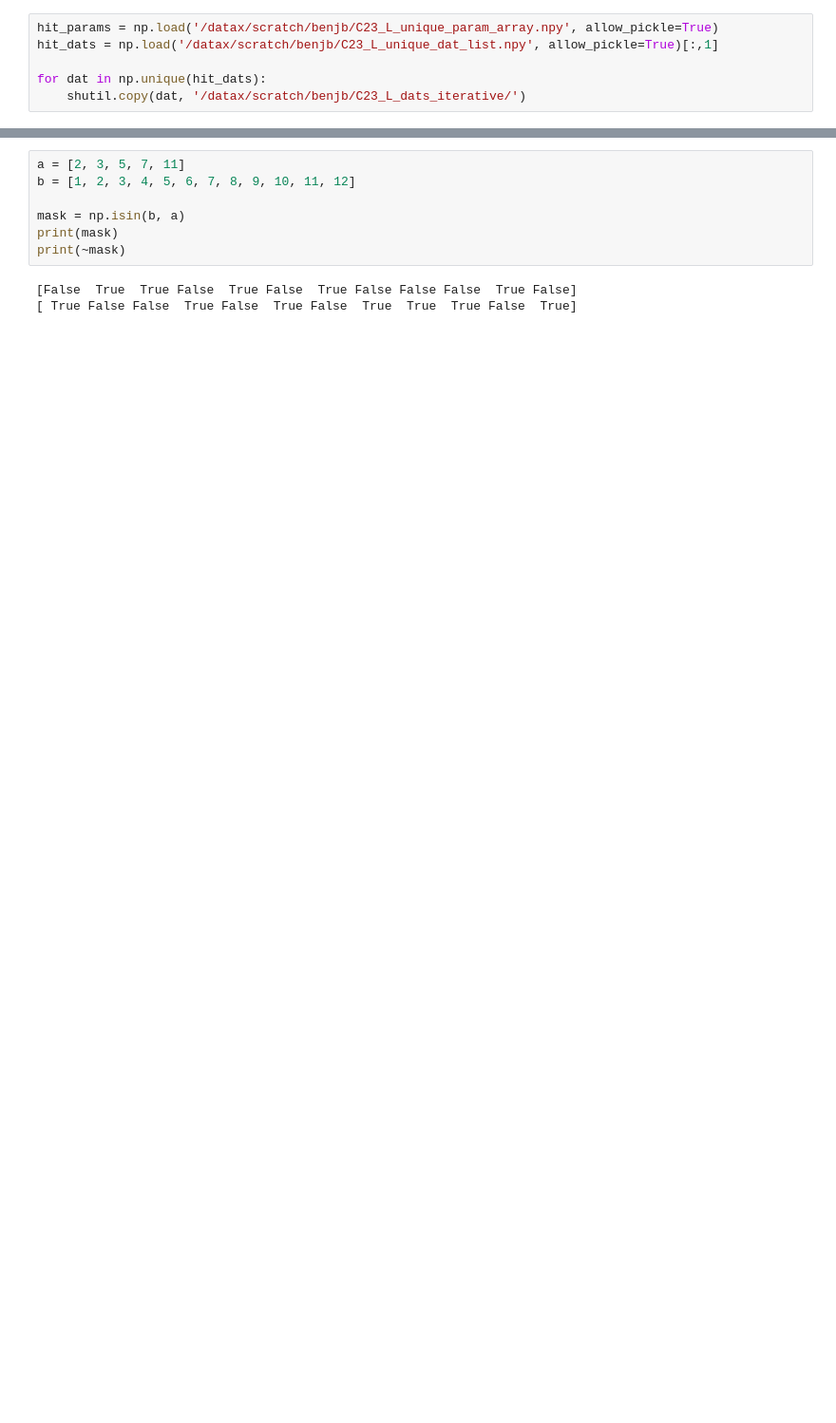
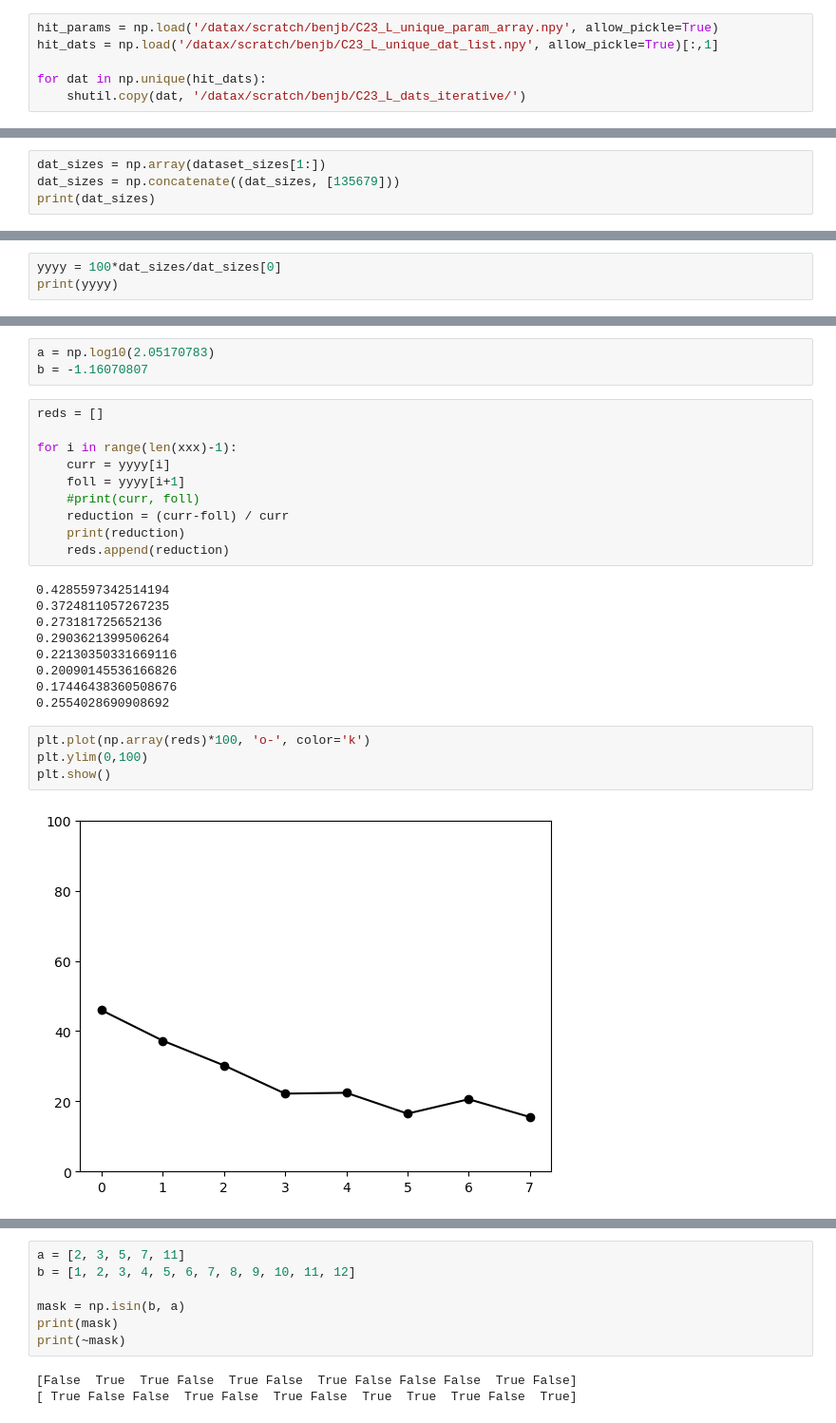
Before and after one commit to bjacobell/gbt-hdbscan, a Jupyter notebook: batch_hdbscan_iterative.ipynb, the cells around one changed output, grey strips where cells are left out. Shown at 95% size. Cells and saved outputs as stored; diff of their text form; blank space fills up the shorter version.

```diff
--- a/batch_hdbscan_iterative.ipynb
+++ b/batch_hdbscan_iterative.ipynb
@@ -223,0 +299,4 @@ while len(hit_dats) > 0.1 * dataset_sizes[0]:
+# %%
+dat_sizes = np.array(dataset_sizes[1:])
+dat_sizes = np.concatenate((dat_sizes, [135679]))
+print(dat_sizes)
@@ -223,0 +305,3 @@ while len(hit_dats) > 0.1 * dataset_sizes[0]:
+# %%
+yyyy = 100*dat_sizes/dat_sizes[0]
+print(yyyy)
@@ -223,0 +343,28 @@ while len(hit_dats) > 0.1 * dataset_sizes[0]:
+# %%
+a = np.log10(2.05170783)
+b = -1.16070807
+# %%
+reds = []
+
+for i in range(len(xxx)-1):
+    curr = yyyy[i]
+    foll = yyyy[i+1]
+    #print(curr, foll)
+    reduction = (curr-foll) / curr
+    print(reduction)
+    reds.append(reduction)
+# %% [output]
+0.4285597342514194
+0.3724811057267235
+0.273181725652136
+0.2903621399506264
+0.22130350331669116
+0.20090145536166826
+0.17446438360508676
+0.2554028690908692
+# %%
+plt.plot(np.array(reds)*100, 'o-', color='k')
+plt.ylim(0,100)
+plt.show()
+# %% [output]
+[figure, added]
```
Also changed, not shown: parts of 20 cells of this notebook.
